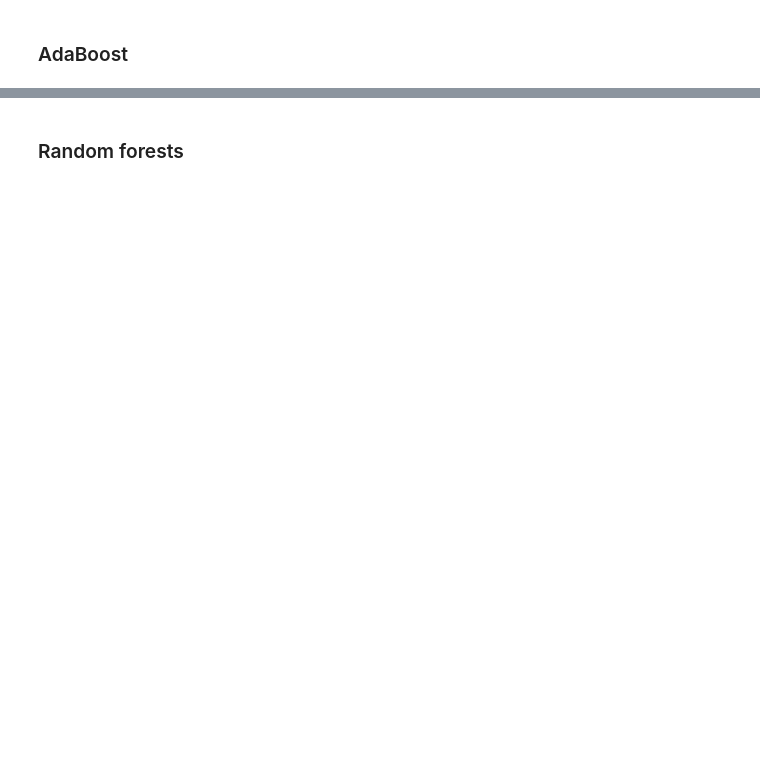
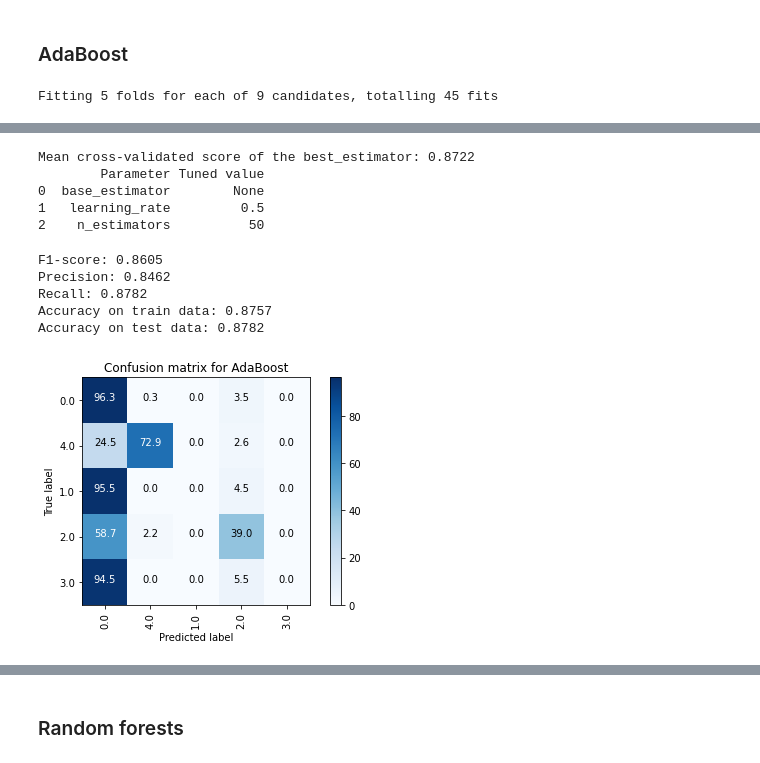
Before and after one commit to nastiag67/ecgn, a Jupyter notebook: README.ipynb, the cells around one changed output, grey strips where cells are left out. Drawn from its saved outputs; the diff is of its cells as text; code cells hidden in the pictures; blank space fills up the shorter version.

```diff
--- a/README.ipynb
+++ b/README.ipynb
@@ -391,6 +448,7 @@ model_lgbm = cls_models.checkmodel(
 # %% [markdown]
 ### AdaBoost
 # %%
+%%time
 from sklearn.ensemble import AdaBoostClassifier
 from sklearn.ensemble import AdaBoostClassifier
 from sklearn.linear_model import LogisticRegression
@@ -405,7 +463,12 @@ model = AdaBoostClassifier(random_state=42)
 
 steps=[]
 
-parameters = {}
+parameters = {
+    'AdaBoost__base_estimator': [None],  # None
+    'AdaBoost__n_estimators': [50, 200, 500],  # 50
+    'AdaBoost__learning_rate': [1, 0.05, 0.5],  # 1
+#     'AdaBoost__algorithm': ['SAMME.R'],  # SAMME.R
+}
 
 model_ada = cls_models.checkmodel(
                                     name,
@@ -420,3 +483,5 @@ model_ada = cls_models.checkmodel(
                                     n_jobs=45,
                                     verbose=1
                                     )
+# %% [output]
+Fitting 5 folds for each of 9 candidates, totalling 45 fits
@@ -422,0 +491,11 @@ model_ada = cls_models.checkmodel(
+Mean cross-validated score of the best_estimator: 0.8722
+        Parameter Tuned value
+0  base_estimator        None
+1   learning_rate         0.5
+2    n_estimators          50
+F1-score: 0.8605
+Precision: 0.8462
+Recall: 0.8782
+Accuracy on train data: 0.8757
+Accuracy on test data: 0.8782
+[figure, added]
```
Also changed, not shown: parts of 7 cells of this notebook, 10 other files.
